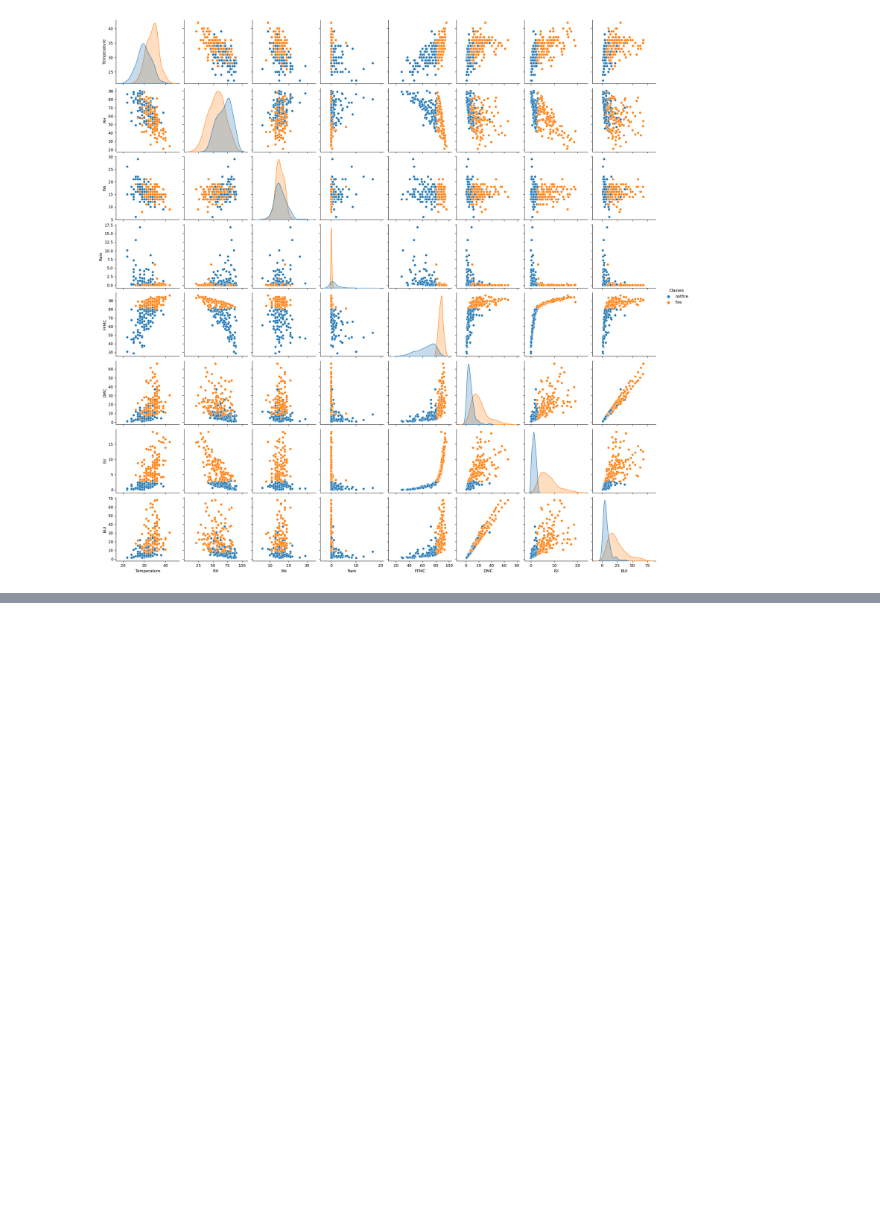
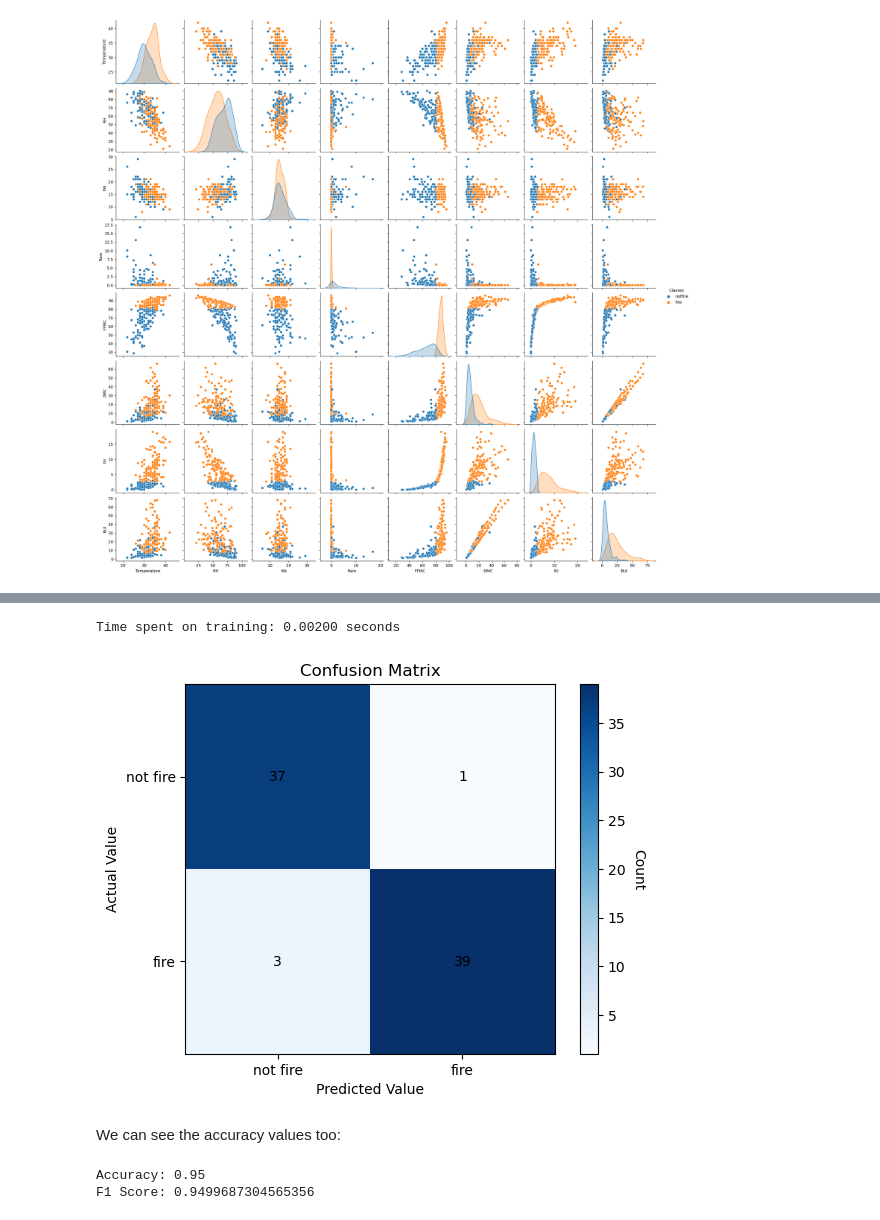
Before and after one commit to tommygomez25/IA, a Jupyter notebook: Projeto2/project.ipynb, the cells around one changed output, grey strips where cells are left out. Saved outputs shown, nothing was run; the diff lists cells and outputs as text; code cells hidden in the pictures; blank space fills up the shorter version.

Commit message:
Naive Bayes

```diff
--- a/Projeto2/project.ipynb
+++ b/Projeto2/project.ipynb
@@ -137,0 +157,10 @@ The next phase is the exploratory data analysis. (...)
+# %%
+from sklearn.model_selection import train_test_split
+import numpy as np
+
+# since we have integers represented as strings, we need to convert them to float in order to use the algortihm
+matrix = np.array(fire_data.drop(['Classes','Date'], axis=1).values)
+matrix = matrix.astype(float)
+
+# split the data into train and test sets
+X_train, X_test, y_train, y_test = train_test_split(matrix, fire_data['Classes'].values, test_size=0.33, random_state=125)
@@ -137,0 +171,68 @@ The next phase is the exploratory data analysis. (...)
+# %%
+from sklearn.naive_bayes import GaussianNB
+import matplotlib.pyplot as plt
+import numpy as np
+from sklearn.metrics import confusion_matrix
+import time
+
+# Build a Gaussian Naive Bayes classifier
+model = GaussianNB()
+
+start_time = time.time()
+
+# Train the model using the training sets
+model.fit(X_train, y_train)
+
+training_time = time.time() - start_time
+print("Time spent on training: {:.5f} seconds".format(training_time))
+
+# Predict the response for test dataset
+predicted = model.predict(X_test)
+
+predicted_np = np.where(predicted == 'notfire', 0, 1) # if predicted == 'not fire' then 0 else 1
+
+actual_values = np.where(y_test == 'notfire', 0, 1) # if y_test == 'not fire' then 0 else 1
+
+cm = confusion_matrix(actual_values, predicted_np)
+
+
+fig, ax = plt.subplots()
+
+im = ax.imshow(cm, cmap='Blues')
+
+# Customize the plot
+ax.set_xticks(np.arange(2))
+ax.set_yticks(np.arange(2))
+ax.set_xticklabels(['not fire', 'fire'])
+ax.set_yticklabels(['not fire', 'fire'])
+ax.set_xlabel('Predicted Value')
+ax.set_ylabel('Actual Value')
+ax.set_title('Confusion Matrix')
+
+# Add text annotations to the plot
+for i in range(2):
+    for j in range(2):
+        ax.text(j, i, cm[i, j], ha='center', va='center', color='black')
+
+# Add a colorbar
+cbar = ax.figure.colorbar(im, ax=ax)
+cbar.ax.set_ylabel('Count', rotation=-90, va='bottom')
+
+# Display the plot
+plt.show()
+# %% [output]
+Time spent on training: 0.00200 seconds
+[figure, added]
+# %% [markdown]
+We can see the accuracy values too:
+# %%
+from sklearn.metrics import (accuracy_score, f1_score)
+
+accuray = accuracy_score(predicted, y_test)
+f1 = f1_score(predicted, y_test, average='weighted')
+
+print(f'Accuracy: {accuray}')
+print(f'F1 Score: {f1}')
+# %% [output]
+Accuracy: 0.95
+F1 Score: 0.9499687304565356
```
Also changed, not shown: parts of 4 cells of this notebook.
